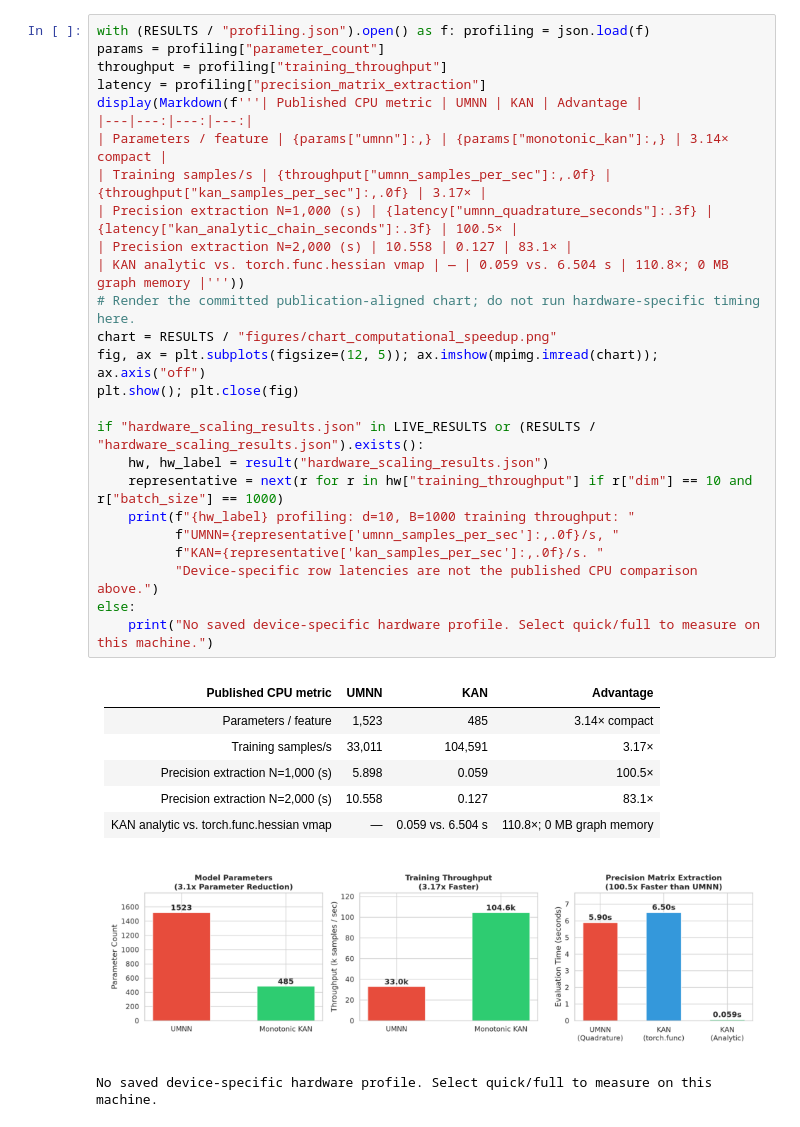
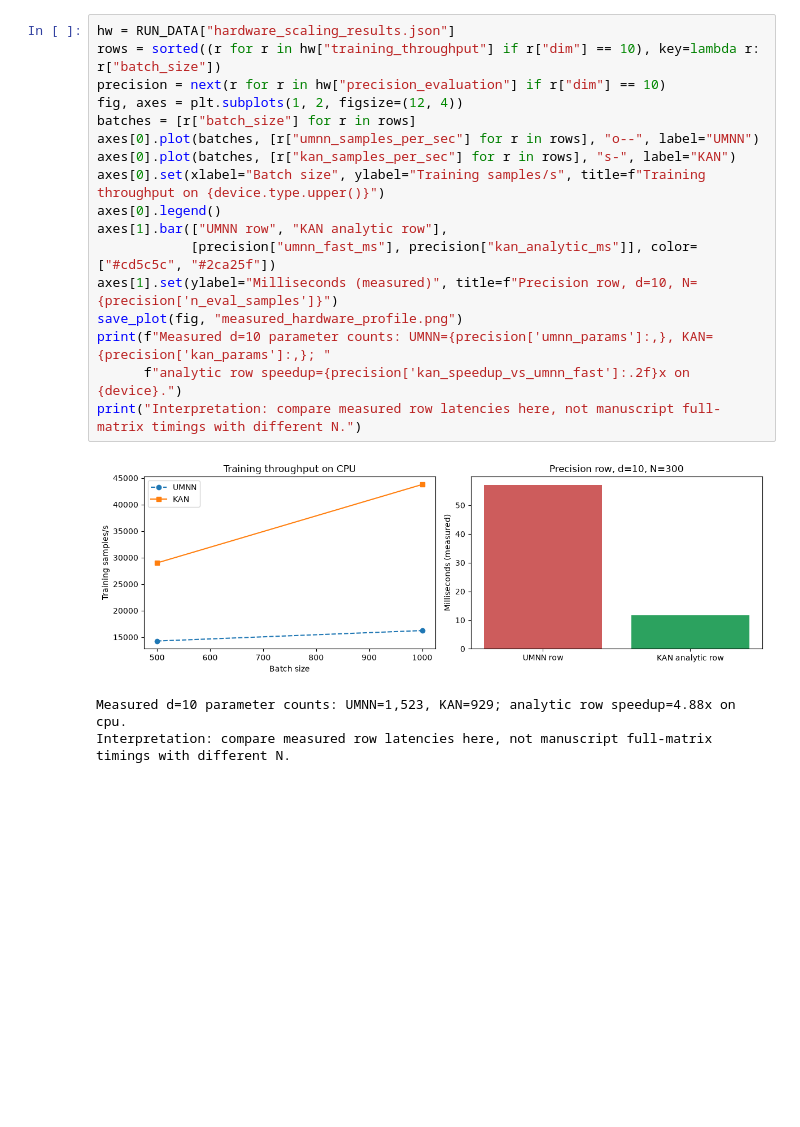
Before and after one commit to StefanoFochesatto/lsing_sw, a Jupyter notebook: notebooks/kan_transport_guide.ipynb, the cells around one changed output. Drawn from its saved outputs; the diff is of its cells as text; blank space fills up the shorter version.

Commit message:
Compute Colab benchmark data and theorem graphs on run

```diff
--- a/notebooks/kan_transport_guide.ipynb
+++ b/notebooks/kan_transport_guide.ipynb
@@ -312,37 +378,22 @@ Untrained SM-KAN batch: NLL=0.178, sparsity penalty=1.000, objective=0.188 (not
 # %%
-with (RESULTS / "profiling.json").open() as f: profiling = json.load(f)
-params = profiling["parameter_count"]
-throughput = profiling["training_throughput"]
-latency = profiling["precision_matrix_extraction"]
-display(Markdown(f'''| Published CPU metric | UMNN | KAN | Advantage |
-|---|---:|---:|---:|
-| Parameters / feature | {params["umnn"]:,} | {params["monotonic_kan"]:,} | 3.14× compact |
-| Training samples/s | {throughput["umnn_samples_per_sec"]:,.0f} | {throughput["kan_samples_per_sec"]:,.0f} | 3.17× |
-| Precision extraction N=1,000 (s) | {latency["umnn_quadrature_seconds"]:.3f} | {latency["kan_analytic_chain_seconds"]:.3f} | 100.5× |
-| Precision extraction N=2,000 (s) | 10.558 | 0.127 | 83.1× |
-| KAN analytic vs. torch.func.hessian vmap | — | 0.059 vs. 6.504 s | 110.8×; 0 MB graph memory |'''))
-# Render the committed publication-aligned chart; do not run hardware-specific timing here.
-chart = RESULTS / "figures/chart_computational_speedup.png"
-fig, ax = plt.subplots(figsize=(12, 5)); ax.imshow(mpimg.imread(chart)); ax.axis("off")
-plt.show(); plt.close(fig)
-
-if "hardware_scaling_results.json" in LIVE_RESULTS or (RESULTS / "hardware_scaling_results.json").exists():
-    hw, hw_label = result("hardware_scaling_results.json")
-    representative = next(r for r in hw["training_throughput"] if r["dim"] == 10 and r["batch_size"] == 1000)
-    print(f"{hw_label} profiling: d=10, B=1000 training throughput: "
-          f"UMNN={representative['umnn_samples_per_sec']:,.0f}/s, "
-          f"KAN={representative['kan_samples_per_sec']:,.0f}/s. "
-          "Device-specific row latencies are not the published CPU comparison above.")
-else:
-    print("No saved device-specific hardware profile. Select quick/full to measure on this machine.")
+hw = RUN_DATA["hardware_scaling_results.json"]
+rows = sorted((r for r in hw["training_throughput"] if r["dim"] == 10), key=lambda r: r["batch_size"])
+precision = next(r for r in hw["precision_evaluation"] if r["dim"] == 10)
+fig, axes = plt.subplots(1, 2, figsize=(12, 4))
+batches = [r["batch_size"] for r in rows]
+axes[0].plot(batches, [r["umnn_samples_per_sec"] for r in rows], "o--", label="UMNN")
+axes[0].plot(batches, [r["kan_samples_per_sec"] for r in rows], "s-", label="KAN")
+axes[0].set(xlabel="Batch size", ylabel="Training samples/s", title=f"Training throughput on {device.type.upper()}")
+axes[0].legend()
+axes[1].bar(["UMNN row", "KAN analytic row"],
+            [precision["umnn_fast_ms"], precision["kan_analytic_ms"]], color=["#cd5c5c", "#2ca25f"])
+axes[1].set(ylabel="Milliseconds (measured)", title=f"Precision row, d=10, N={precision['n_eval_samples']}")
+save_plot(fig, "measured_hardware_profile.png")
+print(f"Measured d=10 parameter counts: UMNN={precision['umnn_params']:,}, KAN={precision['kan_params']:,}; "
+      f"analytic row speedup={precision['kan_speedup_vs_umnn_fast']:.2f}x on {device}.")
+print("Interpretation: compare measured row latencies here, not manuscript full-matrix timings with different N.")
 # %% [output]
-| Published CPU metric | UMNN | KAN | Advantage |
-|---|---:|---:|---:|
-| Parameters / feature | 1,523 | 485 | 3.14× compact |
-| Training samples/s | 33,011 | 104,591 | 3.17× |
-| Precision extraction N=1,000 (s) | 5.898 | 0.059 | 100.5× |
-| Precision extraction N=2,000 (s) | 10.558 | 0.127 | 83.1× |
-| KAN analytic vs. torch.func.hessian vmap | — | 0.059 vs. 6.504 s | 110.8×; 0 MB graph memory |
-[figure, old version]
+[figure, new version]
-No saved device-specific hardware profile. Select quick/full to measure on this machine.
+Measured d=10 parameter counts: UMNN=1,523, KAN=929; analytic row speedup=4.88x on cpu.
+Interpretation: compare measured row latencies here, not manuscript full-matrix timings with different N.
 # %% [markdown]
```
Also changed, not shown: parts of 29 cells of this notebook, 3 other files.
